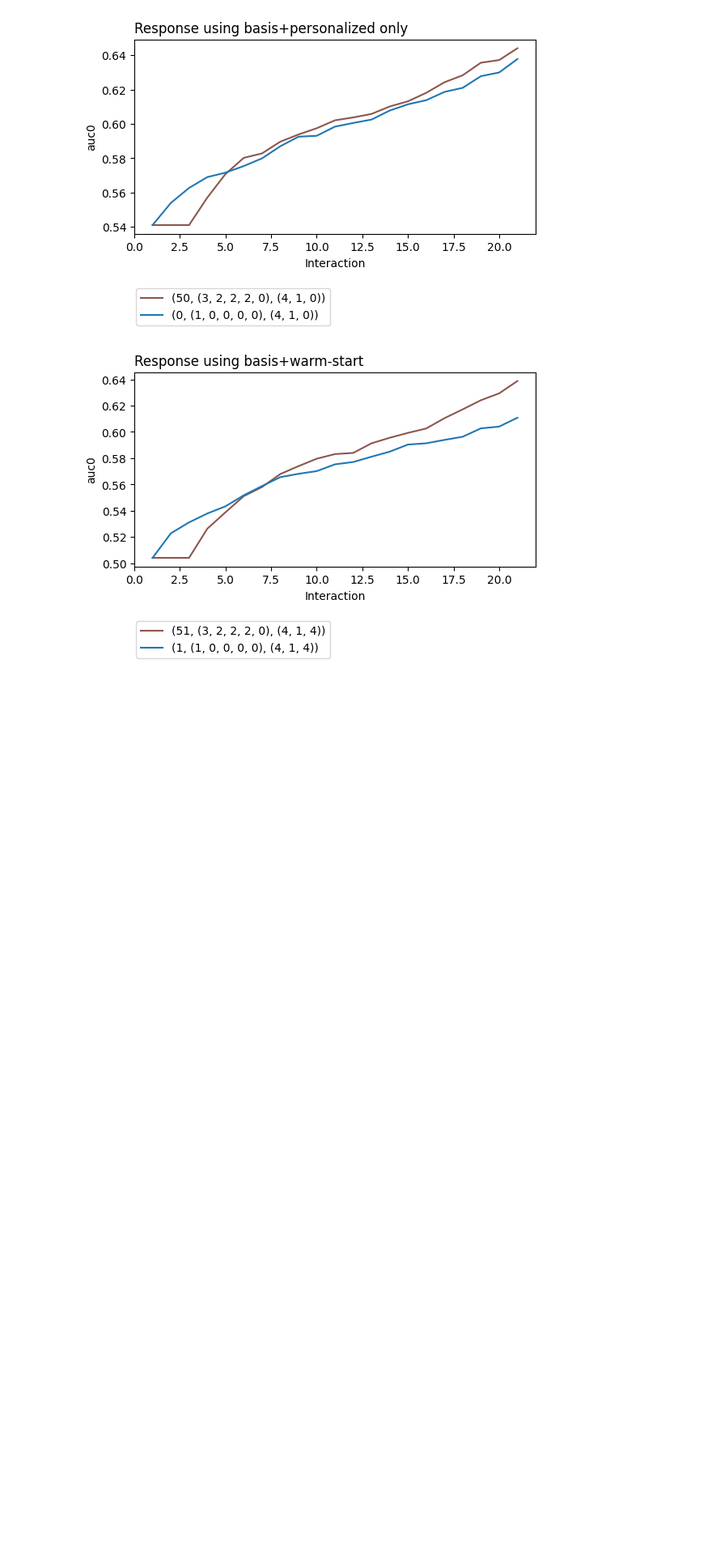
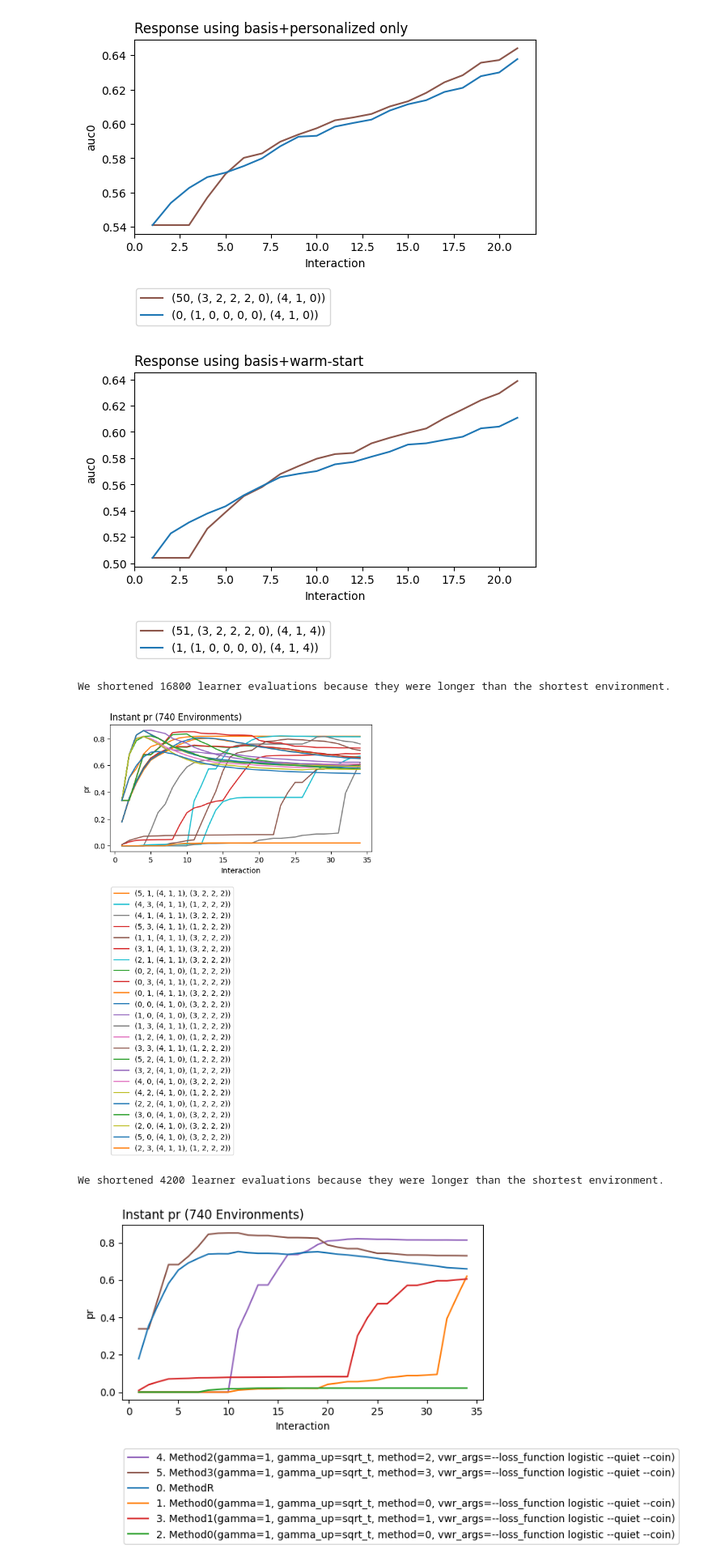
Before and after one commit to mrucker/diss, a Jupyter notebook: sapiens/notebooks/5) results.ipynb, the cells around one changed output. Shown at 81% size. Saved outputs shown, nothing was run; the diff lists cells and outputs as text; code cells hidden in the pictures; blank space fills up the shorter version.

```diff
--- a/sapiens/notebooks/5) results.ipynb
+++ b/sapiens/notebooks/5) results.ipynb
@@ -560,3 +560,32 @@ plt.show()
 [figure]
 [figure]
 [figure]
+# %%
+import matplotlib.pyplot as plt
+import coba as cb
+l = ['learner_id','evaluator_id','ws','pers']
+span = None
+#res = cb.Result.from_file('../logs/4/test.log.gz').filter_fin(l=l,p=['g','rng'])
+
+res.plot_learners(y='pr',l=l,span=1)
+res.where(evaluator_id=3).plot_learners(y='pr',span=1)
+res.where(index={"<=":7}).plot_learners(y='pr',l=l,span=1)
+#res.plot_learners(x='g',y="pr",l=l,span=1,xticks=False)
+res.plot_contrast((5,1),(4,3),l=['learner_id','evaluator_id'],x='g',y='pr',span=1,xticks=False)
+res.plot_contrast((5,1),(3,1),l=['learner_id','evaluator_id'],x='g',y='pr',span=1,xticks=False)
+
+res.plot_contrast((4,3,1),(4,3,20),l=['learner_id','evaluator_id','index'],x='g',y='pr',span=1,xticks=False)
+
+y = 'pr'
+
+res.where(learner_id=4).where(evaluator_id=3).plot_learners(y=y,x='g',l=['learner_id','evaluator_id'],span=1,labels=["Square CB with Graph Feedback"],out=None)
+res.where(learner_id=0).where(evaluator_id=0).plot_learners(y=y,x='g',l=['learner_id','evaluator_id'],span=1,labels=["Random"],colors=1)
+res.where(index=[18,19,20]).where(learner_id=4).where(evaluator_id=3).plot_learners(y=y,x='g',l=['learner_id','evaluator_id','index'],span=1,labels=['18 examples', '19 examples', '20 examples'])
+res.plot_contrast((4,3,19),(4,3,20),l=['learner_id','evaluator_id','index'],x='g',y=y,span=1,xticks=False,labels=['19 examples', '20 examples'])
+res.plot_contrast((0,0),(4,3),l=['learner_id','evaluator_id'],x='g',y=y,span=1,xticks=False,labels=["random","Square CB with Graph Feedback"])
+res.plot_contrast((3,3),(4,3),l=['learner_id','evaluator_id'],x='g',y=y,span=1,xticks=False,labels=["traditional CB","Square CB with Graph Feedback"])
+# %% [output]
+We shortened 16800 learner evaluations because they were longer than the shortest environment.
+[figure, added]
+We shortened 4200 learner evaluations because they were longer than the shortest environment.
+[figure, added]
```
Also changed, not shown: parts of 3 cells of this notebook, 2 other files.
